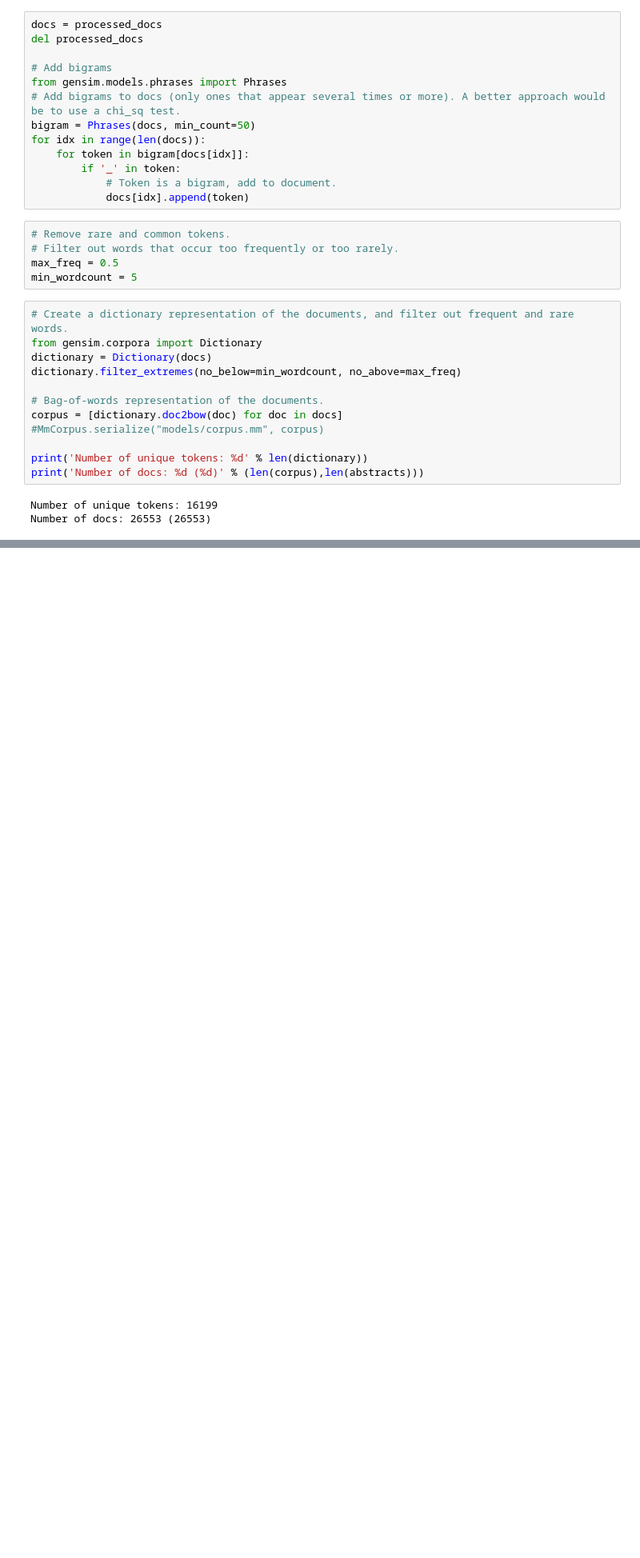
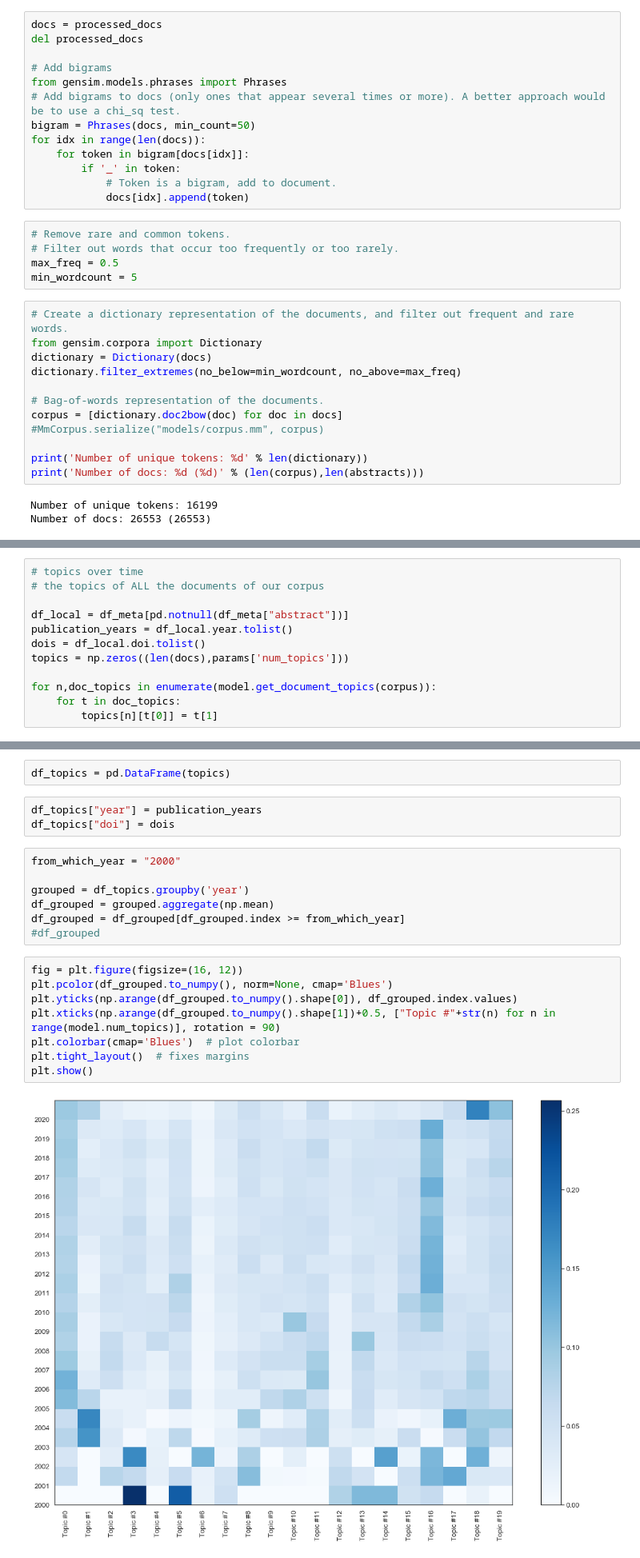
Before and after one commit to Giovanni1085/cord-19, a Jupyter notebook: Metadata overview.ipynb, the cells around one changed output, grey strips where cells are left out. Shown at 80% size. Saved outputs shown, nothing was run; the diff lists cells and outputs as text; blank space fills up the shorter version.

Commit message:
topic modelling analysis

```diff
--- a/Metadata overview.ipynb
+++ b/Metadata overview.ipynb
@@ -337,3 +334,15 @@ data =  pyLDAvis.gensim.prepare(model, corpus, dictionary)
 pyLDAvis.display(data)
 # %% [output]
 [interactive output not drawn]
+# %%
+# topics over time
+# the topics of ALL the documents of our corpus
+
+df_local = df_meta[pd.notnull(df_meta["abstract"])]
+publication_years = df_local.year.tolist()
+dois = df_local.doi.tolist()
+topics = np.zeros((len(docs),params['num_topics']))
+
+for n,doc_topics in enumerate(model.get_document_topics(corpus)):
+    for t in doc_topics:
+        topics[n][t[0]] = t[1]
@@ -339,0 +365,22 @@ pyLDAvis.display(data)
+# %%
+df_topics = pd.DataFrame(topics)
+# %%
+df_topics["year"] = publication_years
+df_topics["doi"] = dois
+# %%
+from_which_year = "2000"
+
+grouped = df_topics.groupby('year')
+df_grouped = grouped.aggregate(np.mean)
+df_grouped = df_grouped[df_grouped.index >= from_which_year]
+#df_grouped
+# %%
+fig = plt.figure(figsize=(16, 12))
+plt.pcolor(df_grouped.to_numpy(), norm=None, cmap='Blues')
+plt.yticks(np.arange(df_grouped.to_numpy().shape[0]), df_grouped.index.values)
+plt.xticks(np.arange(df_grouped.to_numpy().shape[1])+0.5, ["Topic #"+str(n) for n in range(model.num_topics)], rotation = 90)
+plt.colorbar(cmap='Blues')  # plot colorbar
+plt.tight_layout()  # fixes margins
+plt.show()
+# %% [output]
+[figure, added]
```
Also changed, not shown: parts of 10 cells of this notebook.
